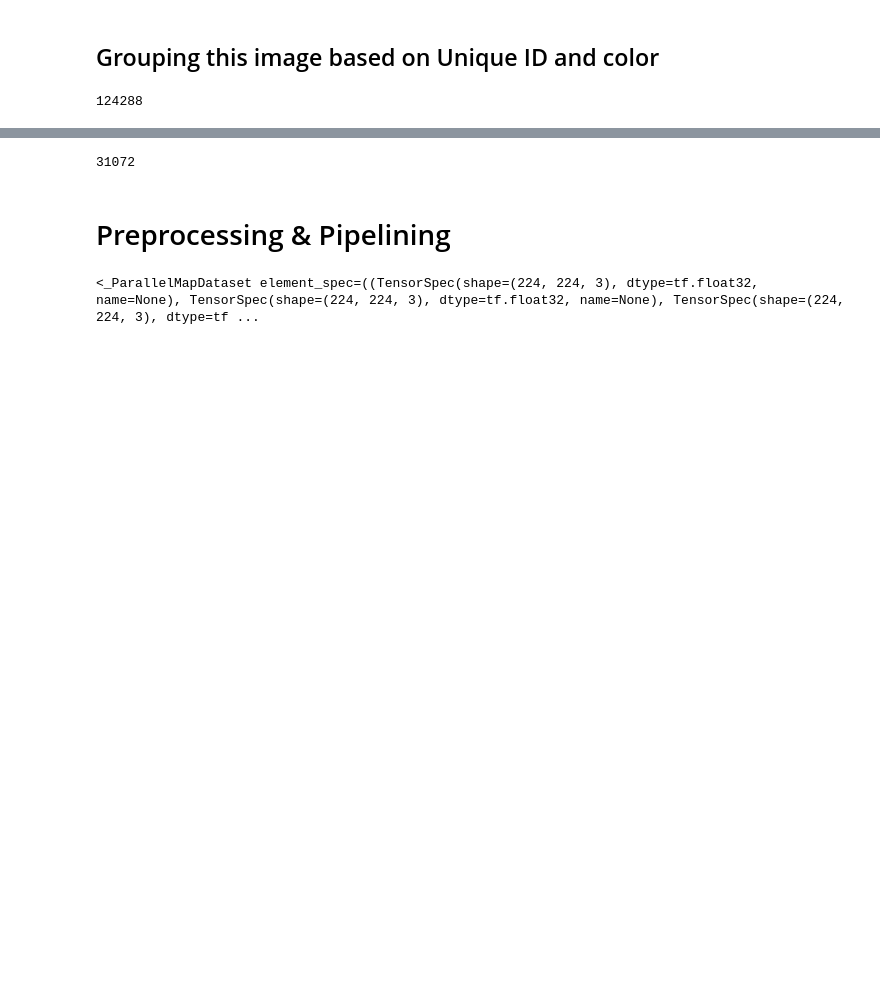
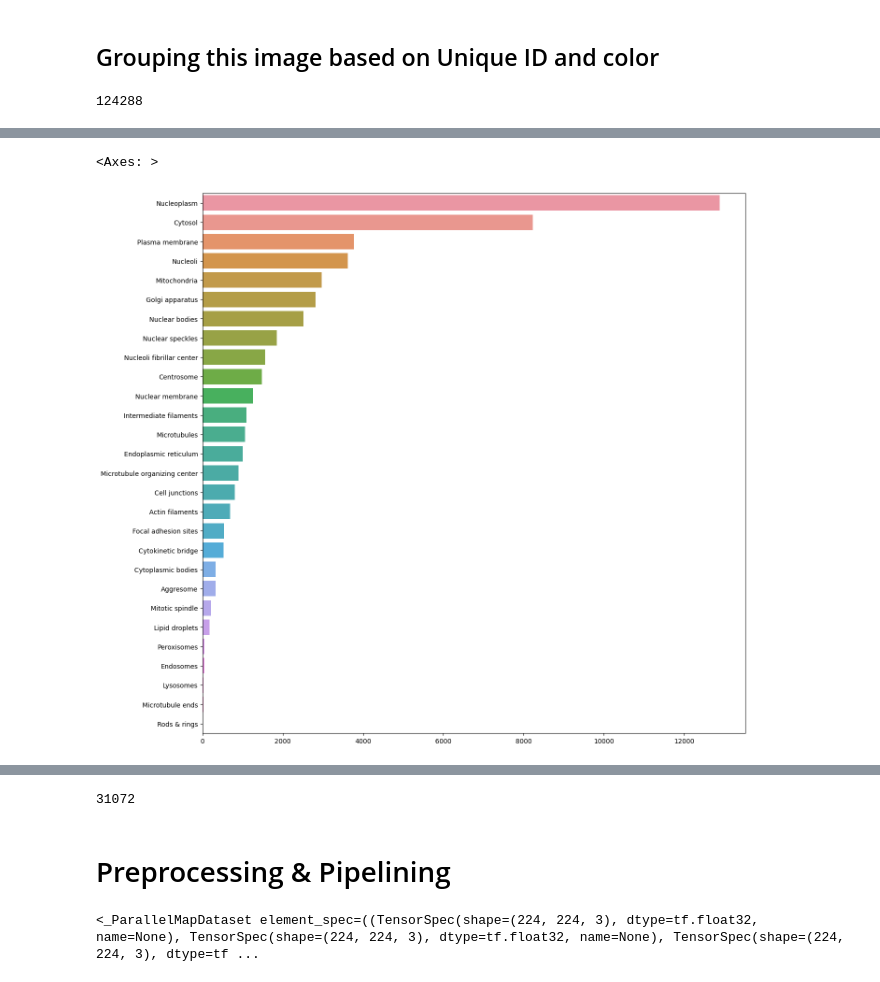
Before and after one commit to rinkusahu1/Kaggle_Practice_ML, a Jupyter notebook: Protein.ipynb, the cells around one changed output, grey strips where cells are left out. Cells and saved outputs as stored; diff of their text form; code cells hidden in the pictures; blank space fills up the shorter version.

Commit message:
Kaggle Notebook | Human Protein Atlas Image Classification | Version 2

```diff
--- a/Protein.ipynb
+++ b/Protein.ipynb
@@ -209,11 +171,26 @@ image_paths = [os.path.join(data_dir, filename) for filename in os.listdir(data_
 print(len(image_paths))
 # Group image paths by their unique identifiers
 image_groups = {}
+uids = []
 for path in image_paths:
     uid = os.path.basename(path).split('_')[0]
     suffix = os.path.basename(path).split('_')[-1].split('.')[0]
     if uid not in image_groups:
         image_groups[uid] = {}
+        uids.append(uid)
     image_groups[uid][suffix] = path
 # %% [output]
 124288
+# %%
+# List of IDs for sorting
+# Set the DataFrame index to the 'id' column
+df = df.set_index('Id')
+
+# Reindex the DataFrame based on the provided list of IDs
+sorted_df = df.reindex(uids)
+
+# Reset the index if necessary
+sorted_df = sorted_df.reset_index()
+
+print("Sorted DataFrame:")
+sorted_df
@@ -232,0 +248,2 @@ image_groups = [(b, g, r, y) for (b, g, r, y) in image_groups if b and g and r a
+# %%
+multi_label = sorted_df.copy(deep=True)
@@ -232,0 +271,7 @@ image_groups = [(b, g, r, y) for (b, g, r, y) in image_groups if b and g and r a
+# %%
+target_counts = multi_label.sum(axis=0).sort_values(ascending=False)
+plt.figure(figsize=(15,15))
+sns.barplot(y=target_counts.index.values, x=target_counts.values, order=target_counts.index)
+# %% [output]
+<Axes: >
+[figure, added]
```
Also changed, not shown: parts of 42 cells of this notebook.
